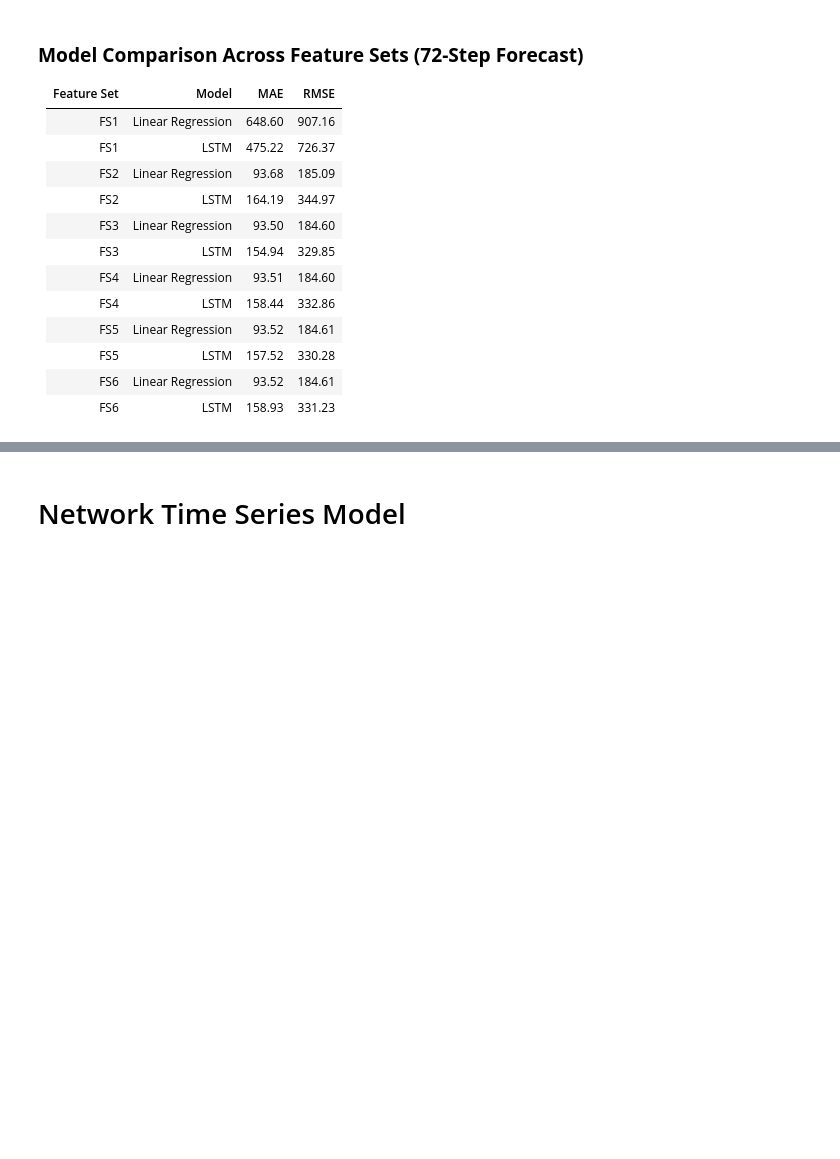
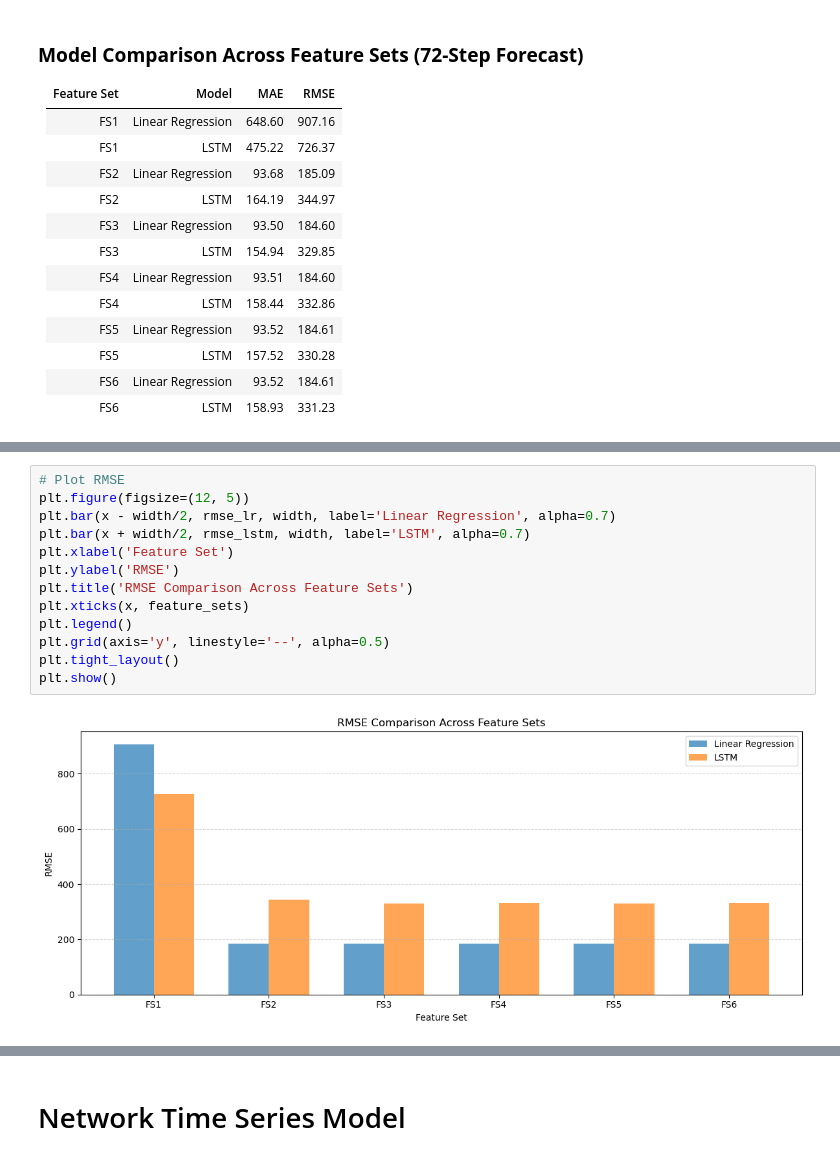
Before and after one commit to RichelCode/EV-Charging-Analysis, a Jupyter notebook: Final 3 months Analysis.ipynb, the cells around one changed output, grey strips where cells are left out. Cells and saved outputs as stored; diff of their text form; blank space fills up the shorter version.

```diff
--- a/Final 3 months Analysis.ipynb
+++ b/Final 3 months Analysis.ipynb
@@ -1461,0 +1491,15 @@ RMSE = 331.23
+# %%
+# Plot RMSE
+plt.figure(figsize=(12, 5))
+plt.bar(x - width/2, rmse_lr, width, label='Linear Regression', alpha=0.7)
+plt.bar(x + width/2, rmse_lstm, width, label='LSTM', alpha=0.7)
+plt.xlabel('Feature Set')
+plt.ylabel('RMSE')
+plt.title('RMSE Comparison Across Feature Sets')
+plt.xticks(x, feature_sets)
+plt.legend()
+plt.grid(axis='y', linestyle='--', alpha=0.5)
+plt.tight_layout()
+plt.show()
+# %% [output]
+[figure, added]
```
Also changed, not shown: parts of 10 cells of this notebook.
